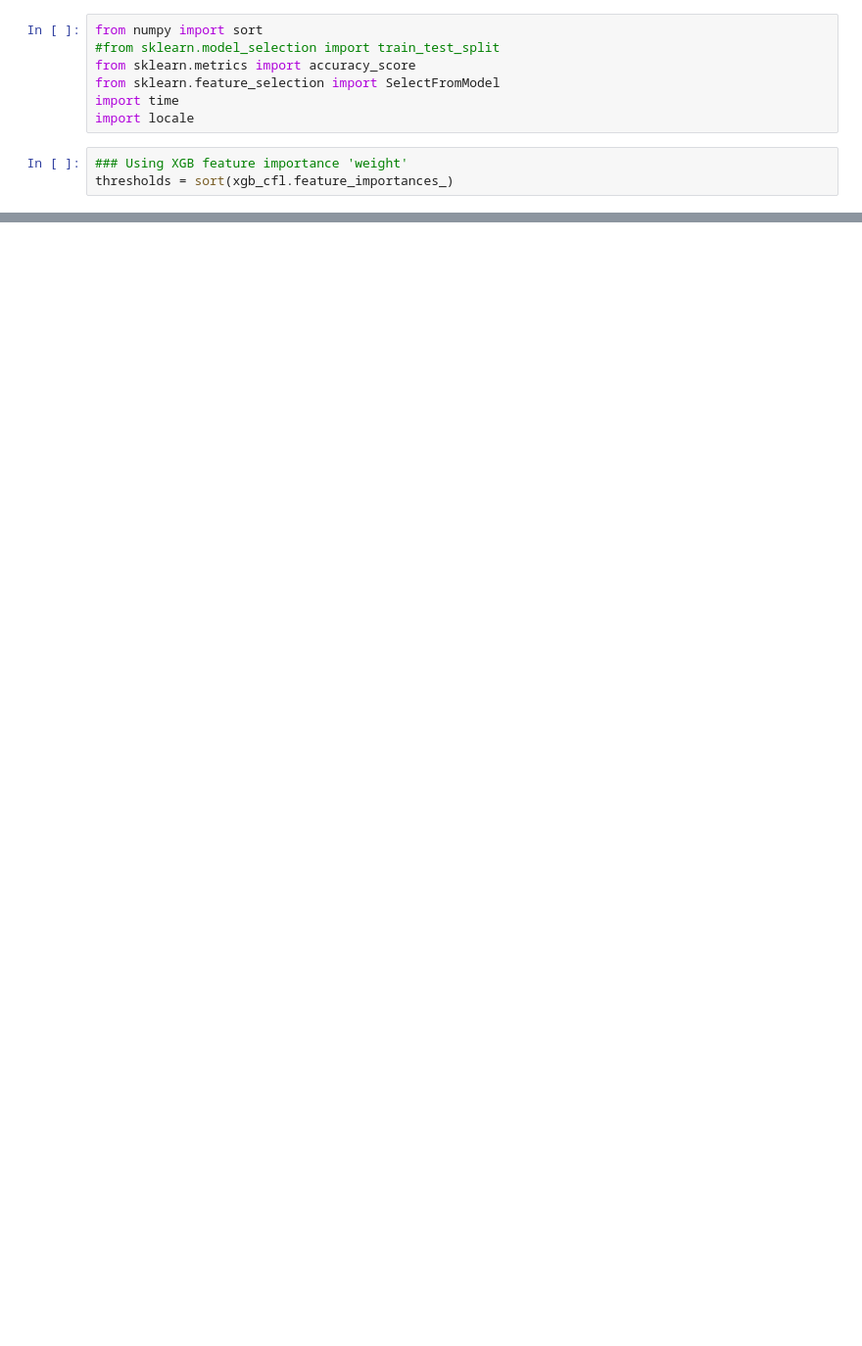
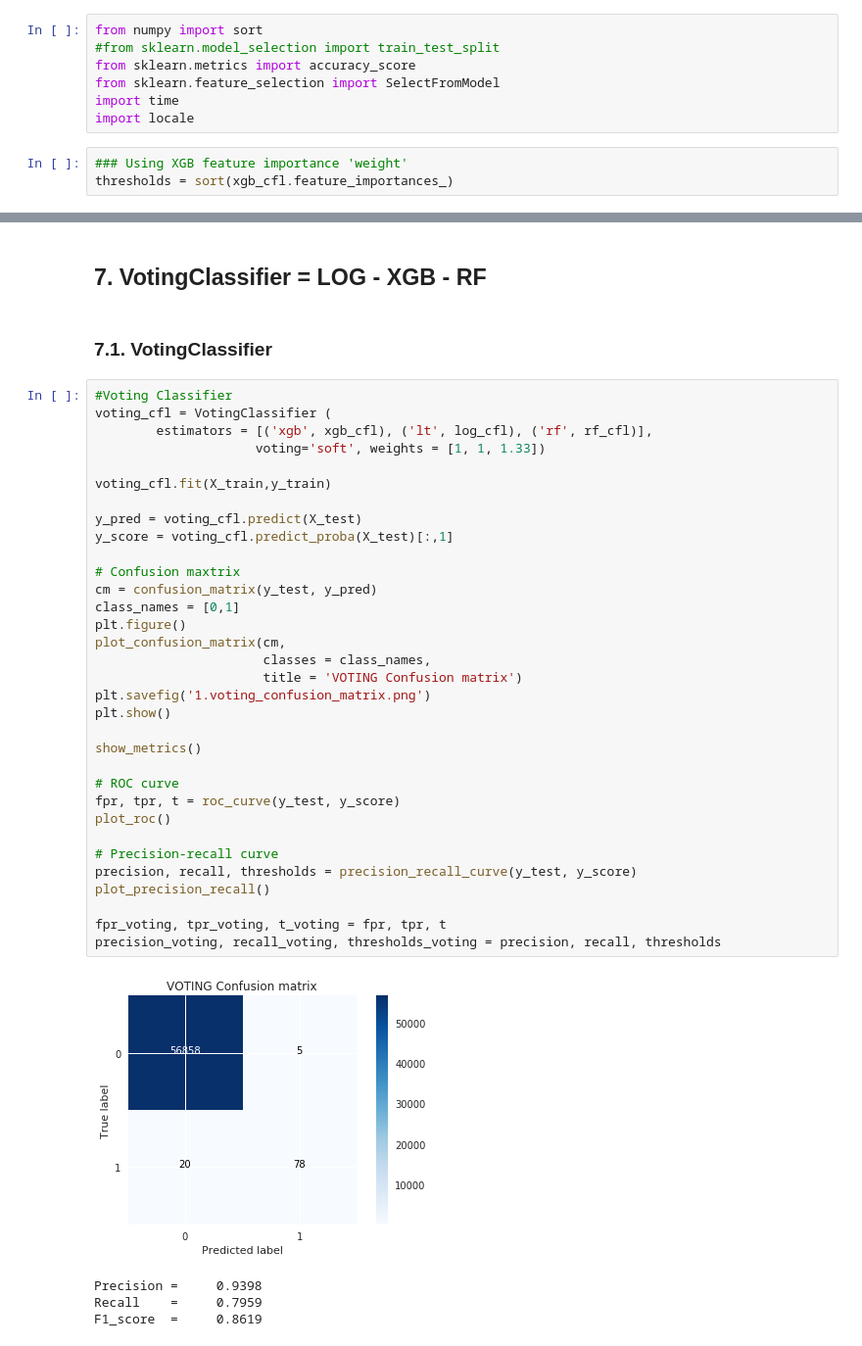
Before and after one commit to rtales/kaggle-credit-card, a Jupyter notebook: credit_card-analysis.ipynb, the cells around one changed output, grey strips where cells are left out. Shown at 98% size. Saved outputs shown, nothing was run; the diff lists cells and outputs as text; blank space fills up the shorter version.

```diff
--- a/credit_card-analysis.ipynb
+++ b/credit_card-analysis.ipynb
@@ -760,0 +1484,42 @@ F1_score  =     nan
+# %% [markdown]
+## 7. VotingClassifier = LOG - XGB - RF
+# %% [markdown]
+### 7.1. VotingClassifier
+# %%
+#Voting Classifier
+voting_cfl = VotingClassifier (
+        estimators = [('xgb', xgb_cfl), ('lt', log_cfl), ('rf', rf_cfl)],
+                     voting='soft', weights = [1, 1, 1.33])
+
+voting_cfl.fit(X_train,y_train)
+
+y_pred = voting_cfl.predict(X_test)
+y_score = voting_cfl.predict_proba(X_test)[:,1]
+
+# Confusion maxtrix
+cm = confusion_matrix(y_test, y_pred)
+class_names = [0,1]
+plt.figure()
+plot_confusion_matrix(cm,
+                      classes = class_names,
+                      title = 'VOTING Confusion matrix')
+plt.savefig('1.voting_confusion_matrix.png')
+plt.show()
+
+show_metrics()
+
+# ROC curve
+fpr, tpr, t = roc_curve(y_test, y_score)
+plot_roc()
+
+# Precision-recall curve
+precision, recall, thresholds = precision_recall_curve(y_test, y_score)
+plot_precision_recall()
+
+fpr_voting, tpr_voting, t_voting = fpr, tpr, t
+precision_voting, recall_voting, thresholds_voting = precision, recall, thresholds
+# %% [output]
+[figure, added]
+Precision =     0.9398
+Recall    =     0.7959
+F1_score  =     0.8619
```
Also changed, not shown: parts of 88 cells of this notebook.
